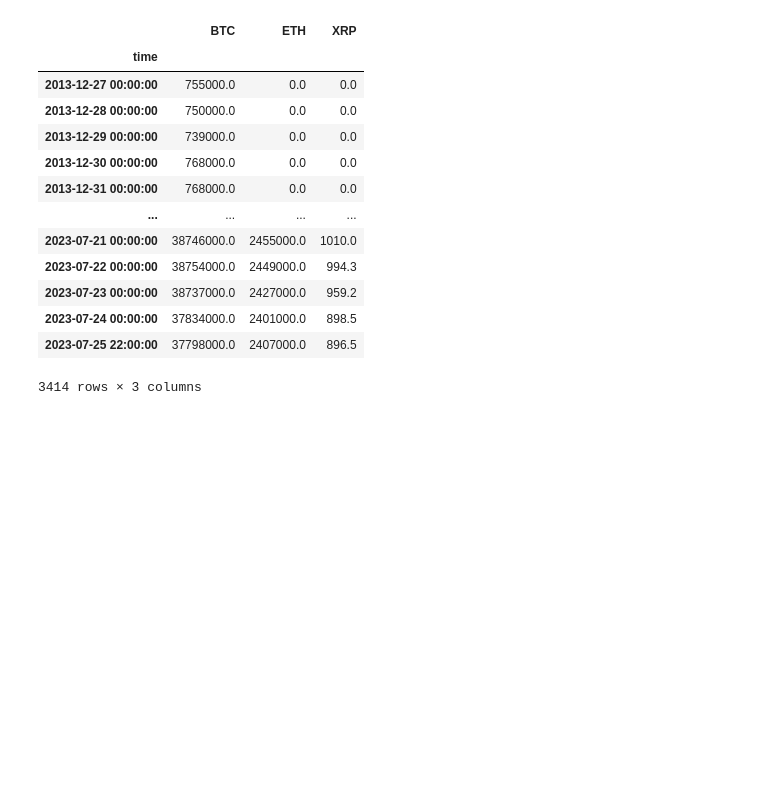
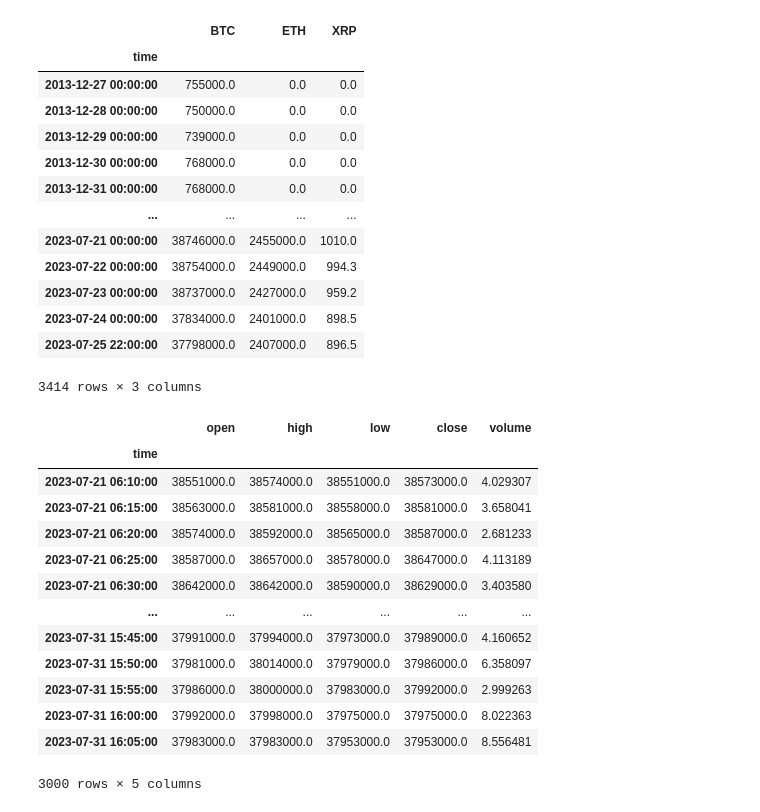
Before and after one commit to Shinsieon/Algorithm-Trading, a Jupyter notebook: Untitled.ipynb, the cells around one changed output. Cells and saved outputs as stored; diff of their text form; code cells hidden in the pictures; blank space fills up the shorter version.

```diff
--- a/Untitled.ipynb
+++ b/Untitled.ipynb
@@ -251,3 +253,20 @@ df2.fillna(0)
 | 2023-07-24 00:00:00 | 37834000.0 | 2401000.0 | 898.5 |
 | 2023-07-25 22:00:00 | 37798000.0 | 2407000.0 | 896.5 |
 3414 rows × 3 columns
+# %%
+pybithumb.get_ohlcv('BTC', interval='minute5')
+# %% [output]
+|  | open | high | low | close | volume |
+| time |  |  |  |  |  |
+| 2023-07-21 06:10:00 | 38551000.0 | 38574000.0 | 38551000.0 | 38573000.0 | 4.029307 |
+| 2023-07-21 06:15:00 | 38563000.0 | 38581000.0 | 38558000.0 | 38581000.0 | 3.658041 |
+| 2023-07-21 06:20:00 | 38574000.0 | 38592000.0 | 38565000.0 | 38587000.0 | 2.681233 |
+| 2023-07-21 06:25:00 | 38587000.0 | 38657000.0 | 38578000.0 | 38647000.0 | 4.113189 |
+| 2023-07-21 06:30:00 | 38642000.0 | 38642000.0 | 38590000.0 | 38629000.0 | 3.403580 |
+| ... | ... | ... | ... | ... | ... |
+| 2023-07-31 15:45:00 | 37991000.0 | 37994000.0 | 37973000.0 | 37989000.0 | 4.160652 |
+| 2023-07-31 15:50:00 | 37981000.0 | 38014000.0 | 37979000.0 | 37986000.0 | 6.358097 |
+| 2023-07-31 15:55:00 | 37986000.0 | 38000000.0 | 37983000.0 | 37992000.0 | 2.999263 |
+| 2023-07-31 16:00:00 | 37992000.0 | 37998000.0 | 37975000.0 | 37975000.0 | 8.022363 |
+| 2023-07-31 16:05:00 | 37983000.0 | 37983000.0 | 37953000.0 | 37953000.0 | 8.556481 |
+3000 rows × 5 columns
```
Also changed, not shown: parts of 2 cells of this notebook, 2 other files.
